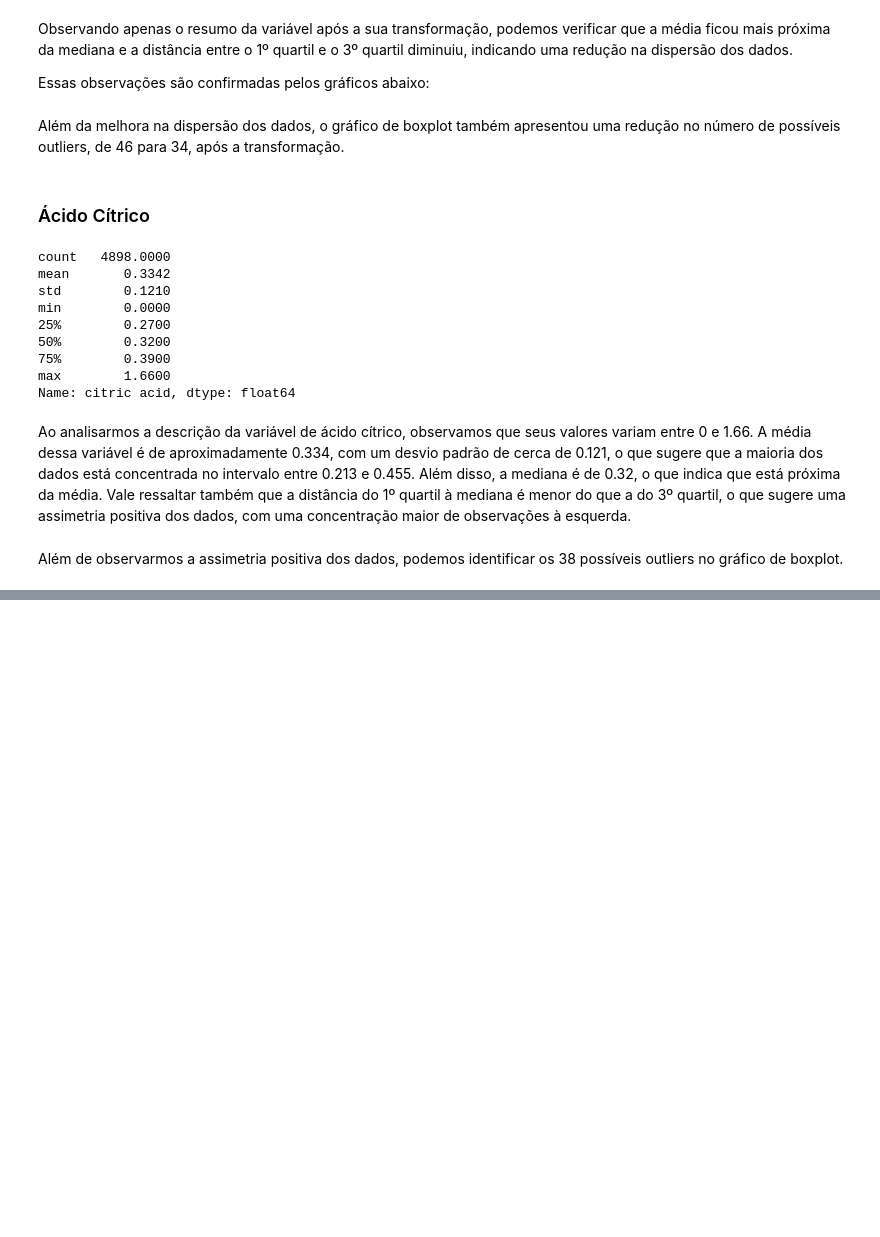
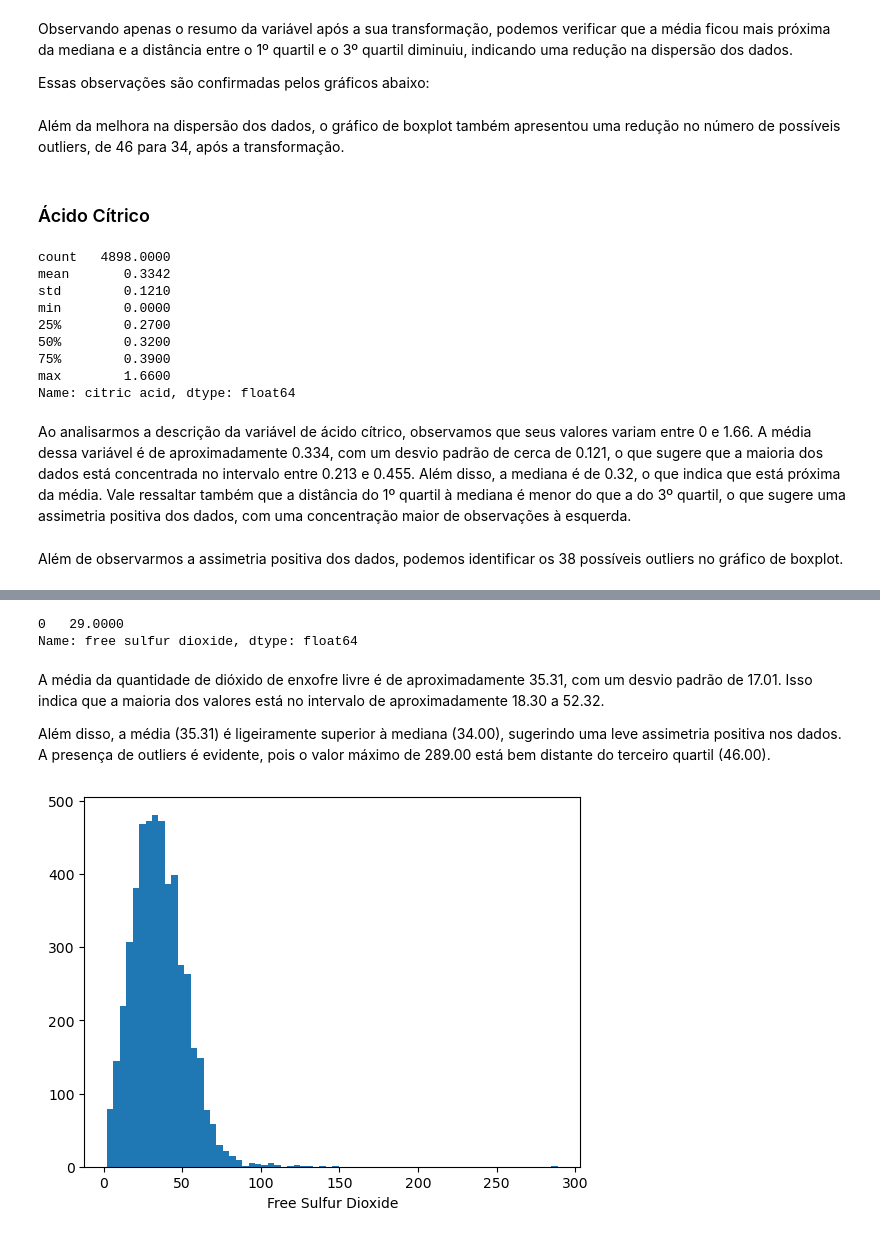
Before and after one commit to gabrieldadcarvalho/machine_learning, a Jupyter notebook: wine_quality/analitic_wine.ipynb, the cells around one changed output, grey strips where cells are left out. Cells and saved outputs as stored; diff of their text form; code cells hidden in the pictures; blank space fills up the shorter version.

```diff
--- a/wine_quality/analitic_wine.ipynb
+++ b/wine_quality/analitic_wine.ipynb
@@ -259,0 +255,3 @@ px.box(np.log(a) ** (1 / 1.4)).show()
+# %%
+# Criação da nova variável
+x['total_acidity'] = np.log(x["fixed acidity"] * x["volatile acidity"] + x["citric acid"]) ** (1/1.5)
@@ -259,0 +395,2 @@ px.box(np.log(a) ** (1 / 1.4)).show()
+# %%
+x['log chlorides'] =  np.log(x['chlorides']) * -1
@@ -259,0 +429,16 @@ px.box(np.log(a) ** (1 / 1.4)).show()
+# %%
+# Moda da variável "free sulfur dioxide"
+x['free sulfur dioxide'].mode()
+# %% [output]
+0   29.0000
+Name: free sulfur dioxide, dtype: float64
+# %% [markdown]
+A média da quantidade de dióxido de enxofre livre é de aproximadamente 35.31, com um desvio padrão de 17.01. Isso indica que a maioria dos valores está no intervalo de aproximadamente 18.30 a 52.32.
+
+Além disso, a média (35.31) é ligeiramente superior à mediana (34.00), sugerindo uma leve assimetria positiva nos dados. A presença de outliers é evidente, pois o valor máximo de 289.00 está bem distante do terceiro quartil (46.00).
+# %%
+plt.hist(x['free sulfur dioxide'], bins=70)
+plt.xlabel('Free Sulfur Dioxide')
+plt.show()
+# %% [output]
+[figure, added]
```
Also changed, not shown: parts of 68 cells of this notebook.
